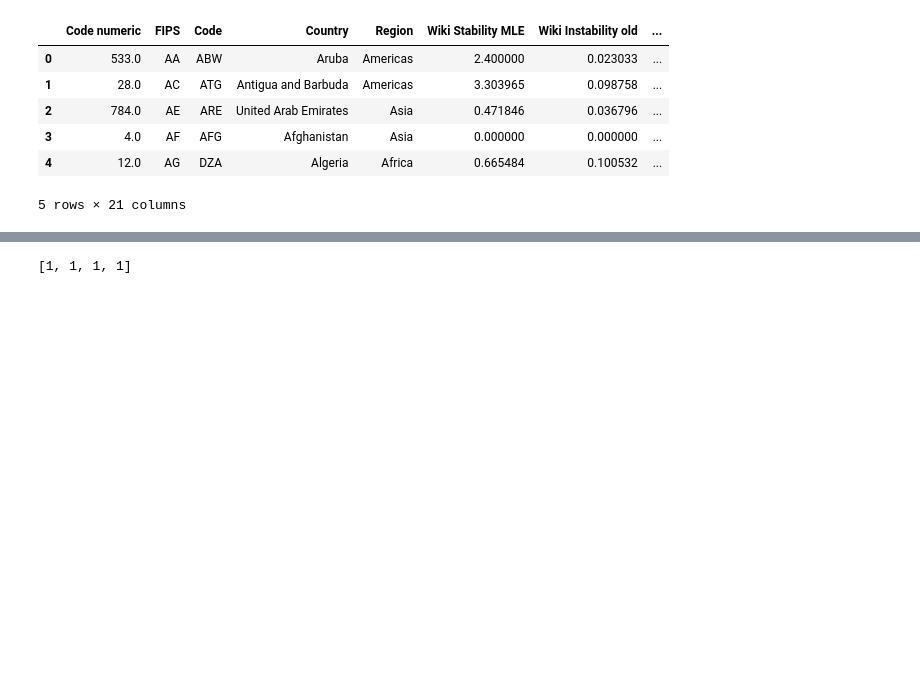
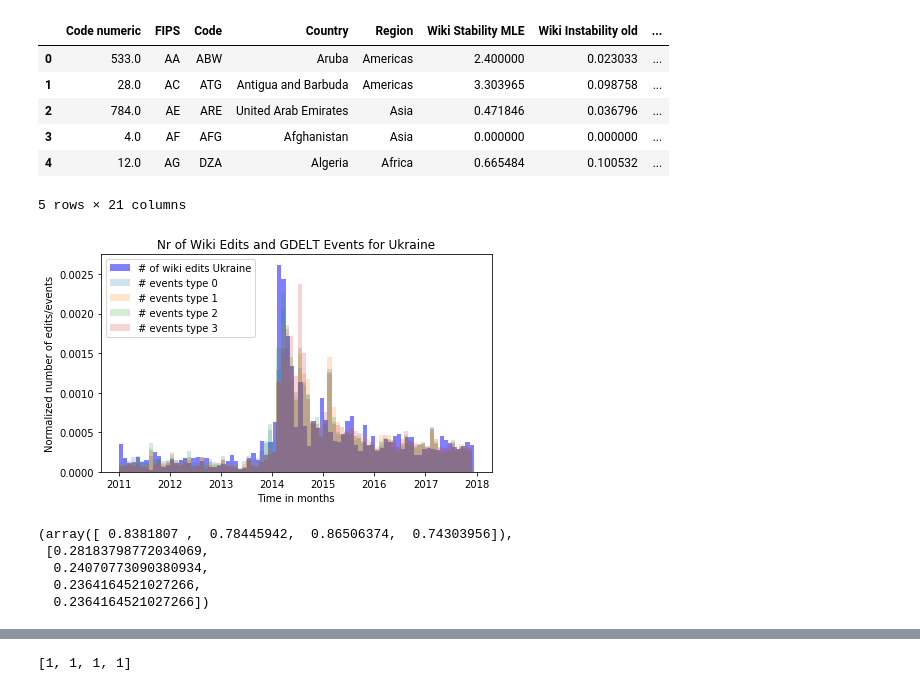
Before and after one commit to Amaumaury/ada-2017, a Jupyter notebook: project/GDELT_auto_event_analysis.ipynb, the cells around one changed output, grey strips where cells are left out. Drawn from its saved outputs; the diff is of its cells as text; code cells hidden in the pictures; blank space fills up the shorter version.

```diff
--- a/project/GDELT_auto_event_analysis.ipynb
+++ b/project/GDELT_auto_event_analysis.ipynb
@@ -430,4 +429,13 @@ def analyse_wiki_events_correlation_QuadClass(country_code, country_name, date_s
         plt.show()
 
     return np.array(corrs)*np.array(surreneses), s
+# %%
+analyse_wiki_events_correlation_QuadClass('UP', 'Ukraine', '20110101000000', '20171215000000', plot=True)
+# %% [output]
+[figure, added]
+(array([ 0.8381807 ,  0.78445942,  0.86506374,  0.74303956]),
+ [0.28183798772034069,
+  0.24070773090380934,
+  0.2364164521027266,
+  0.2364164521027266])
 # %%
```
Also changed, not shown: parts of 9 cells of this notebook, 2 other files.
